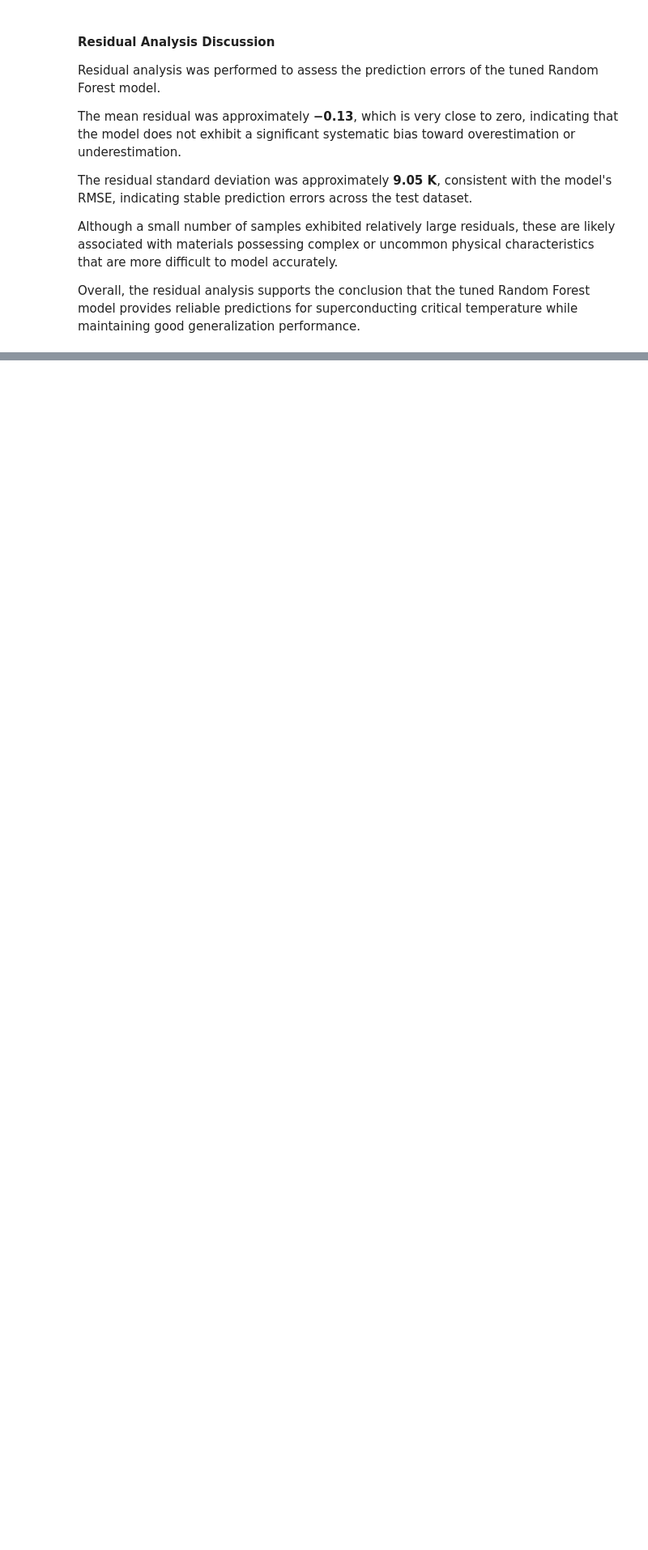
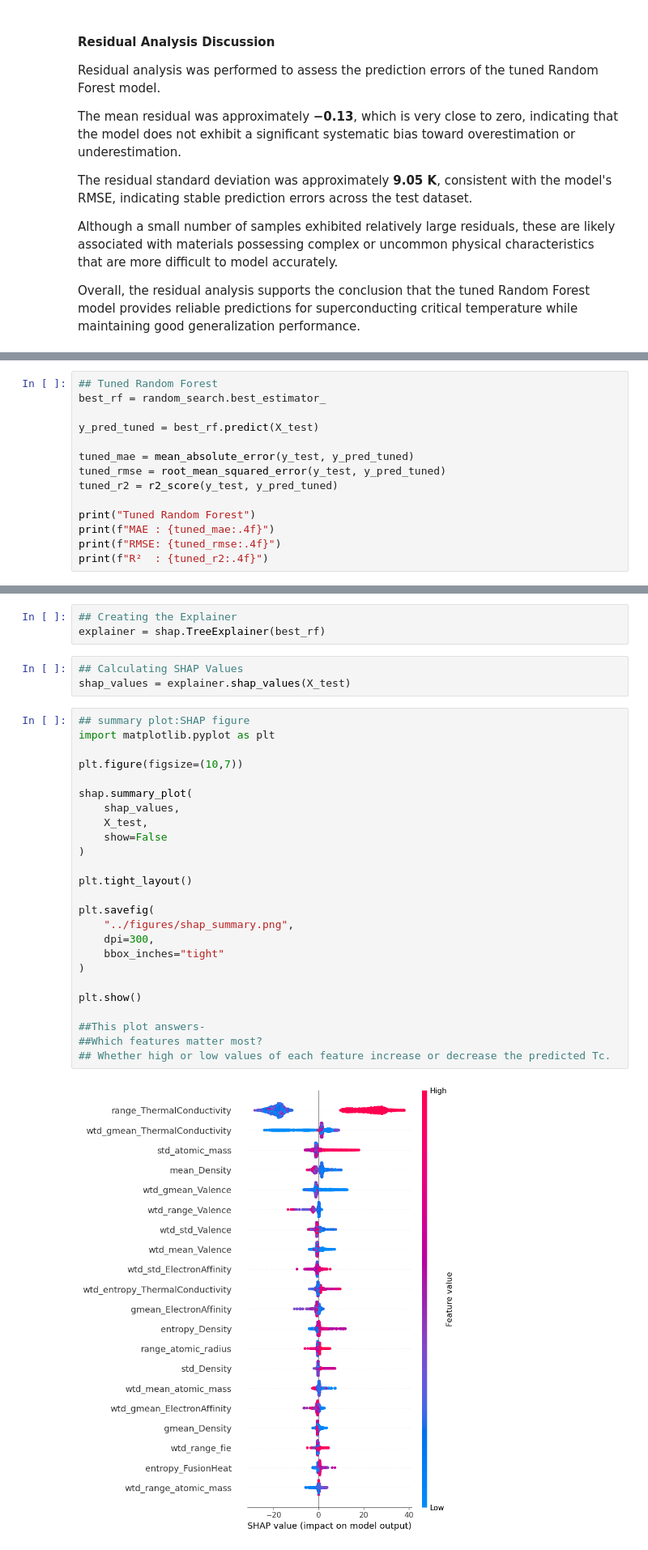
Before and after one commit to yadav-kaveri/Predict-Physical-Quantities-Using-Machine-Learning, a Jupyter notebook: notebooks/Superconductivity_Prediction.ipynb, the cells around one changed output, grey strips where cells are left out. Shown at 81% size. Cells and saved outputs as stored; diff of their text form; blank space fills up the shorter version.

```diff
--- a/notebooks/Superconductivity_Prediction.ipynb
+++ b/notebooks/Superconductivity_Prediction.ipynb
@@ -724,0 +843,14 @@ Overall, the residual analysis supports the conclusion that the tuned Random For
+# %%
+## Tuned Random Forest
+best_rf = random_search.best_estimator_
+
+y_pred_tuned = best_rf.predict(X_test)
+
+tuned_mae = mean_absolute_error(y_test, y_pred_tuned)
+tuned_rmse = root_mean_squared_error(y_test, y_pred_tuned)
+tuned_r2 = r2_score(y_test, y_pred_tuned)
+
+print("Tuned Random Forest")
+print(f"MAE : {tuned_mae:.4f}")
+print(f"RMSE: {tuned_rmse:.4f}")
+print(f"R²  : {tuned_r2:.4f}")
@@ -724,0 +1003,33 @@ Overall, the residual analysis supports the conclusion that the tuned Random For
+# %%
+## Creating the Explainer
+explainer = shap.TreeExplainer(best_rf)
+# %%
+## Calculating SHAP Values
+shap_values = explainer.shap_values(X_test)
+# %%
+## summary plot:SHAP figure
+import matplotlib.pyplot as plt
+
+plt.figure(figsize=(10,7))
+
+shap.summary_plot(
+    shap_values,
+    X_test,
+    show=False
+)
+
+plt.tight_layout()
+
+plt.savefig(
+    "../figures/shap_summary.png",
+    dpi=300,
+    bbox_inches="tight"
+)
+
+plt.show()
+
+##This plot answers-
+##Which features matter most?
+## Whether high or low values of each feature increase or decrease the predicted Tc.
+# %% [output]
+[figure, added]
```
Also changed, not shown: parts of 25 cells of this notebook, 9 other files.
